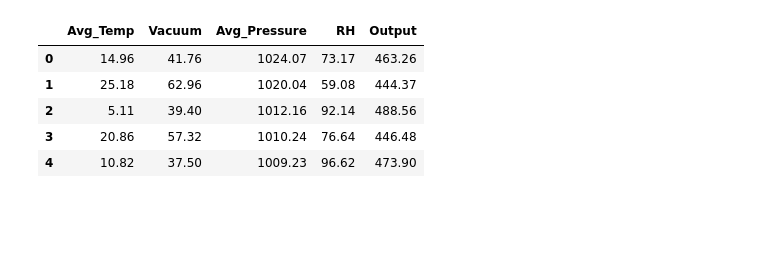
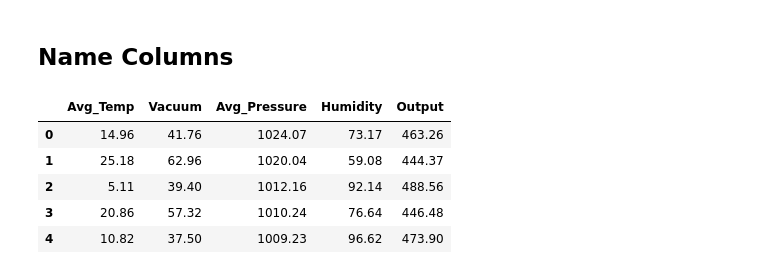
Before and after one commit to coreprinciple6/CCPP-Project, a Jupyter notebook: Visualization/CCPP.ipynb, the cells around one changed output. Saved outputs shown, nothing was run; the diff lists cells and outputs as text; code cells hidden in the pictures; blank space fills up the shorter version.

```diff
--- a/Visualization/CCPP.ipynb
+++ b/Visualization/CCPP.ipynb
@@ -11,5 +15,5 @@ from sklearn.preprocessing import scale
 # %%
-data= pd.read_csv('Folds5x2_pp.csv')
+data= pd.read_csv('Folds-one sheet.csv')
 num_rows= data.shape[0]
 print ('Number of rows=', num_rows)
 # %% [output]
@@ -18,11 +25,13 @@ Number of rows= 9568
 counter_nan= data.isnull().sum()
 counter_without_nan= counter_nan[counter_nan==0]
 data= data[counter_without_nan.keys()]
+# %% [markdown]
+## Name Columns
 # %%
-data.columns= ['Avg_Temp', 'Vacuum', 'Avg_Pressure', 'RH', 'Output']
+data.columns= ['Avg_Temp', 'Vacuum', 'Avg_Pressure', 'Humidity', 'Output']
 data.head()
 # %% [output]
-|  | Avg_Temp | Vacuum | Avg_Pressure | RH | Output |
+|  | Avg_Temp | Vacuum | Avg_Pressure | Humidity | Output |
 | 0 | 14.96 | 41.76 | 1024.07 | 73.17 | 463.26 |
 | 1 | 25.18 | 62.96 | 1020.04 | 59.08 | 444.37 |
 | 2 | 5.11 | 39.40 | 1012.16 | 92.14 | 488.56 |
```
Also changed, not shown: parts of 20 cells of this notebook.
